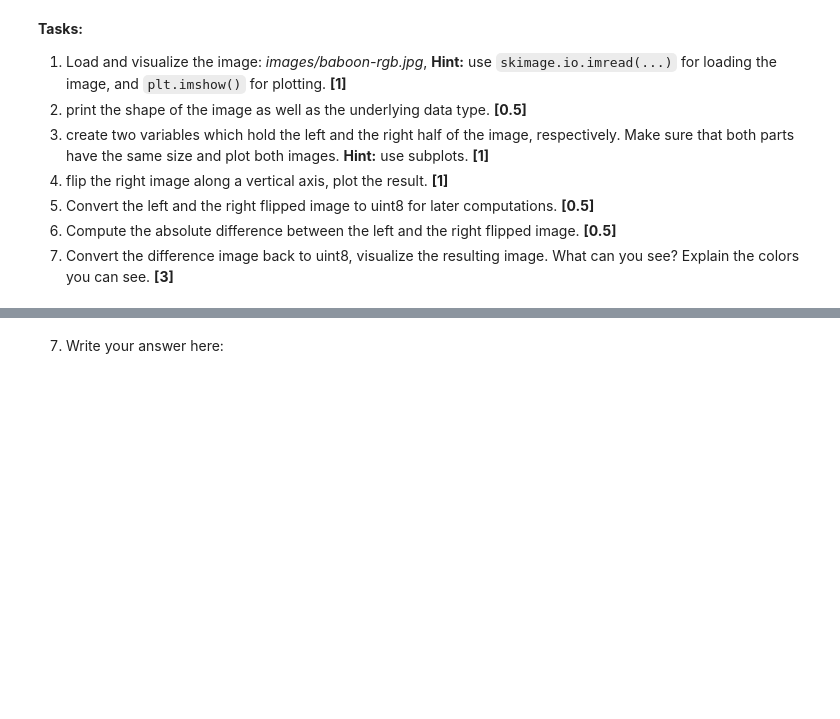
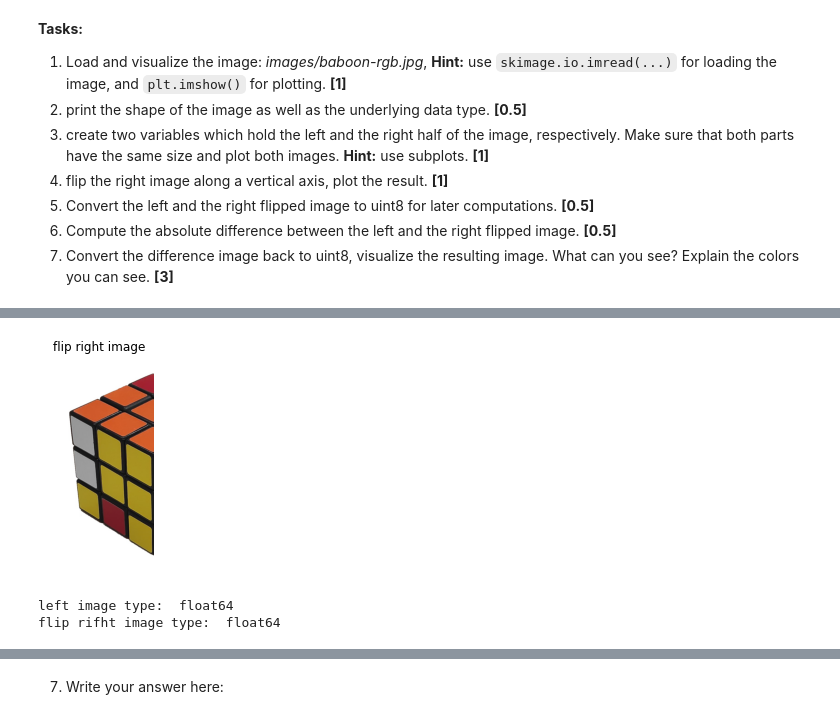
Before and after one commit to seungho1010/learn_MobileRobotics, a Jupyter notebook: msr1-00-python/ex-00-lastname.ipynb, the cells around one changed output, grey strips where cells are left out. Cells and saved outputs as stored; diff of their text form; code cells hidden in the pictures; blank space fills up the shorter version.

```diff
--- a/msr1-00-python/ex-00-lastname.ipynb
+++ b/msr1-00-python/ex-00-lastname.ipynb
@@ -201,2 +378,9 @@ An image in python is typically represented as a 3 dimensional numpy array *(row
 # %%
 # flip right image and plot the result:
+flip_img_right = np.flip(img_right, axis=1)
+plt.imshow(flip_img_right)
+plt.axis("off")
+plt.title("flip right image")
+plt.show()
+# %% [output]
+[figure, added]
@@ -205,2 +387,12 @@ An image in python is typically represented as a 3 dimensional numpy array *(row
+# %%
+# Convert to float
+img_left =img_left.astype(np.float64)
+flip_img_right = flip_img_right.astype(np.float64)
+
+print("left image type: ", img_left.dtype)
+print("flip rifht image type: ", flip_img_right.dtype)
+# %% [output]
+left image type:  float64
+flip rifht image type:  float64
 # %%
 # compute difference here:
```
Also changed, not shown: parts of 86 cells of this notebook.
